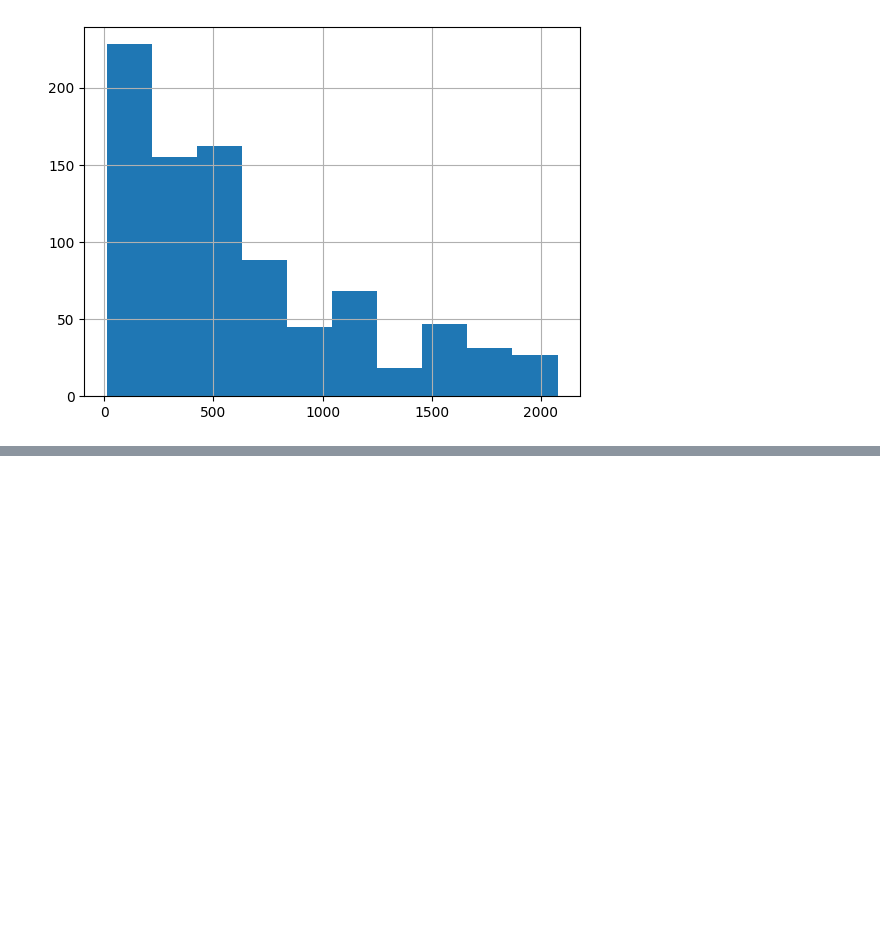
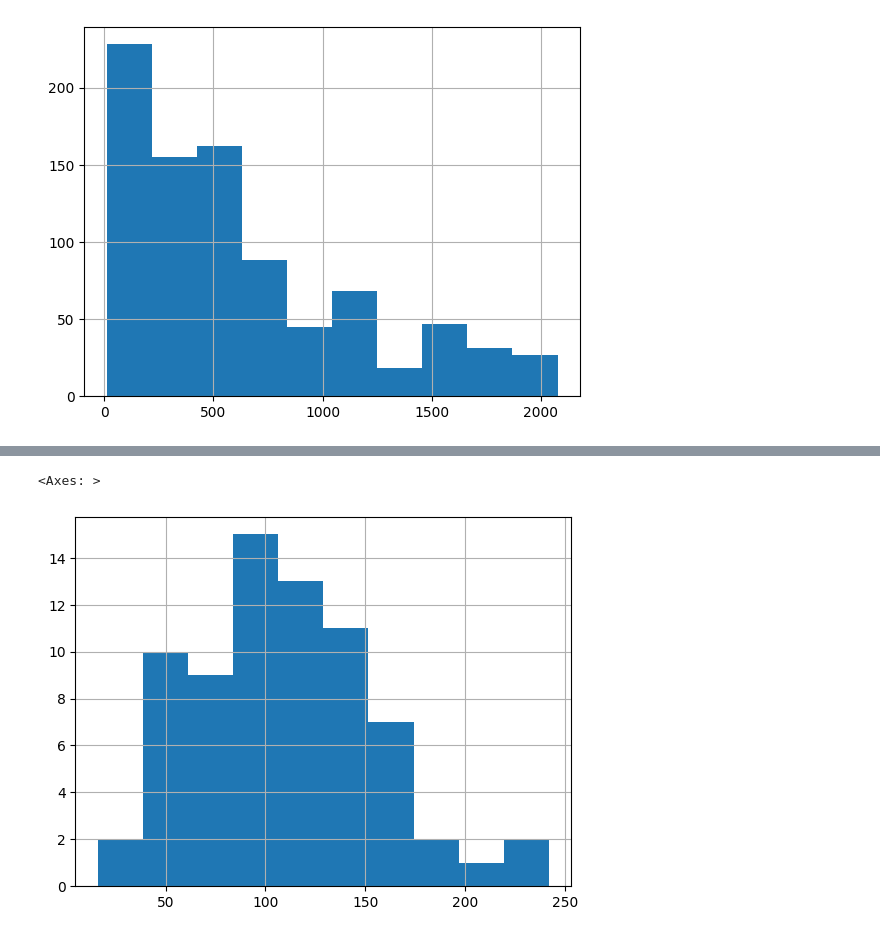
Before and after one commit to boostcampaitech7/level2-nlp-generationfornlp-nlp-03-lv3, a Jupyter notebook: preprocess/retrieve.ipynb, the cells around one changed output, grey strips where cells are left out. Drawn from its saved outputs; the diff is of its cells as text; code cells hidden in the pictures; blank space fills up the shorter version.

```diff
--- a/preprocess/retrieve.ipynb
+++ b/preprocess/retrieve.ipynb
@@ -64,0 +99,5 @@ df_test['paragraph_len'].hist()
+# %%
+df_train_s[df_train_s['source'] == "KMMLU"]['paragraph_len'].hist()
+# %% [output]
+<Axes: >
+[figure, added]
```
Also changed, not shown: parts of 11 cells of this notebook, 15 other files.
